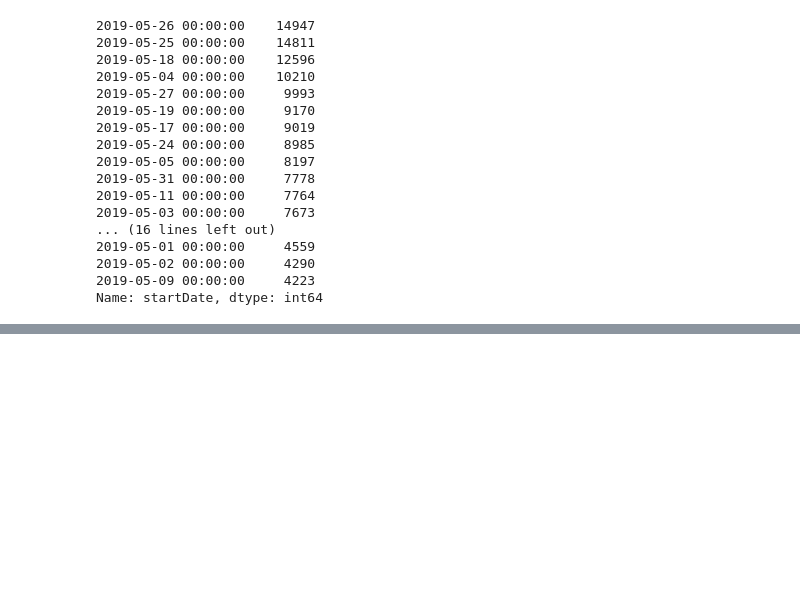
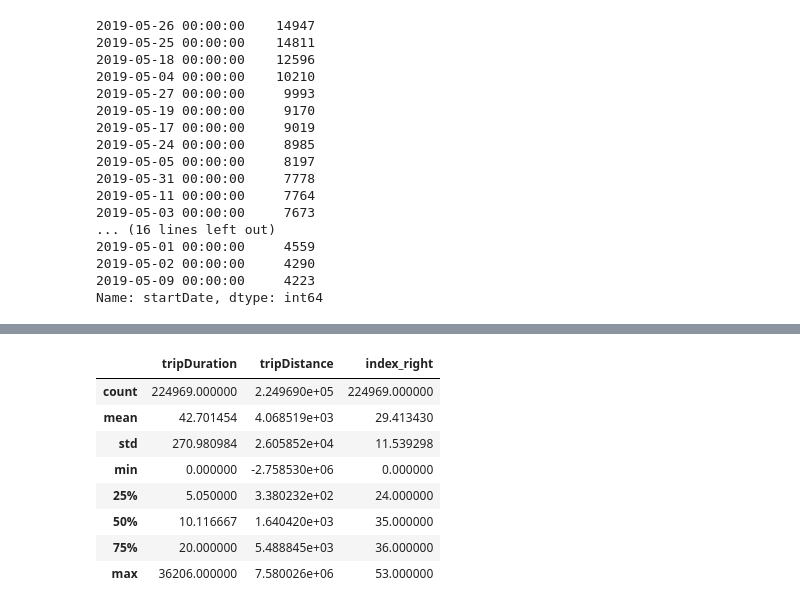
Before and after one commit to derektprice/mapping_scooters_nashville_python, a Jupyter notebook: notebooks/3_MayGeospatial.ipynb, the cells around one changed output, grey strips where cells are left out. Drawn from its saved outputs; the diff is of its cells as text; code cells hidden in the pictures; blank space fills up the shorter version.

```diff
--- a/notebooks/3_MayGeospatial.ipynb
+++ b/notebooks/3_MayGeospatial.ipynb
@@ -164,0 +197,12 @@ Two days in May with the highest number of scooter trips were the Saturday and S
+# %%
+maytrips_by_zip.describe()
+# %% [output]
+|  | tripDuration | tripDistance | index_right |
+| count | 224969.000000 | 2.249690e+05 | 224969.000000 |
+| mean | 42.701454 | 4.068519e+03 | 29.413430 |
+| std | 270.980984 | 2.605852e+04 | 11.539298 |
+| min | 0.000000 | -2.758530e+06 | 0.000000 |
+| 25% | 5.050000 | 3.380232e+02 | 24.000000 |
+| 50% | 10.116667 | 1.640420e+03 | 35.000000 |
+| 75% | 20.000000 | 5.488845e+03 | 36.000000 |
+| max | 36206.000000 | 7.580026e+06 | 53.000000 |
```
Also changed, not shown: parts of 6 cells of this notebook.
